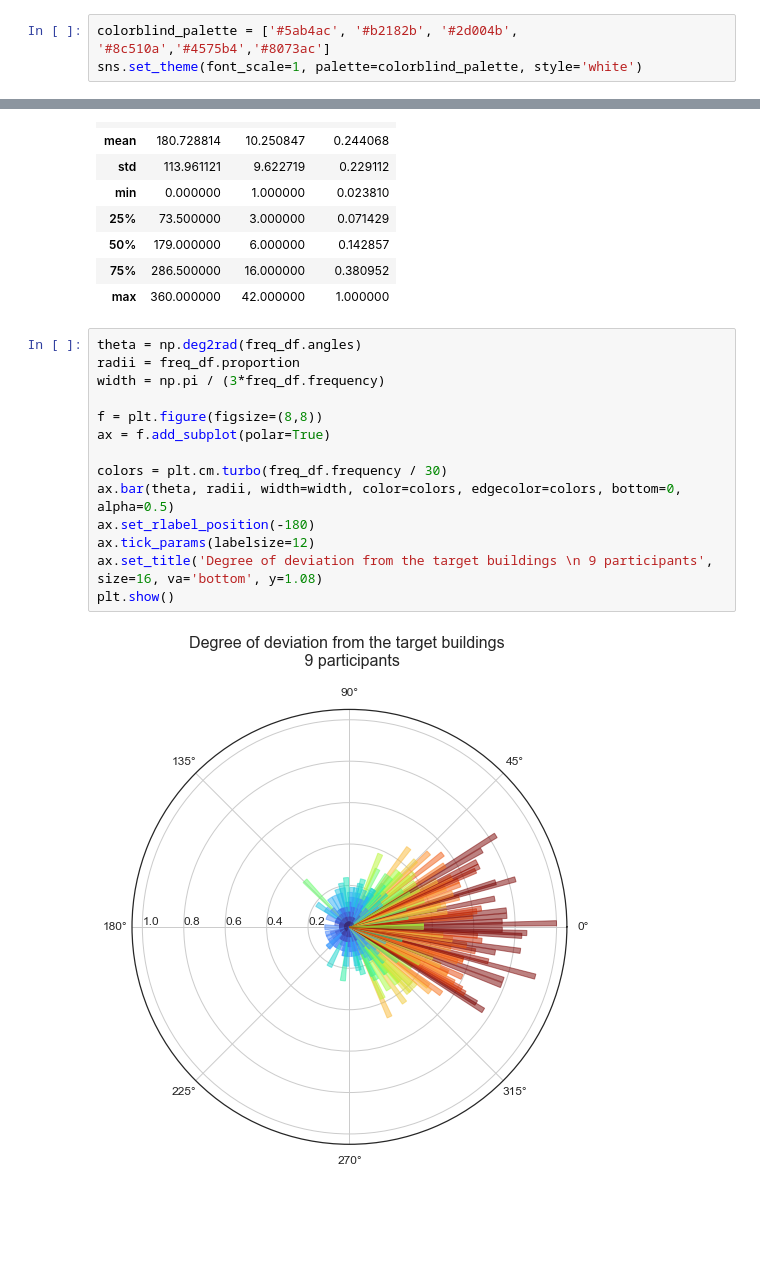
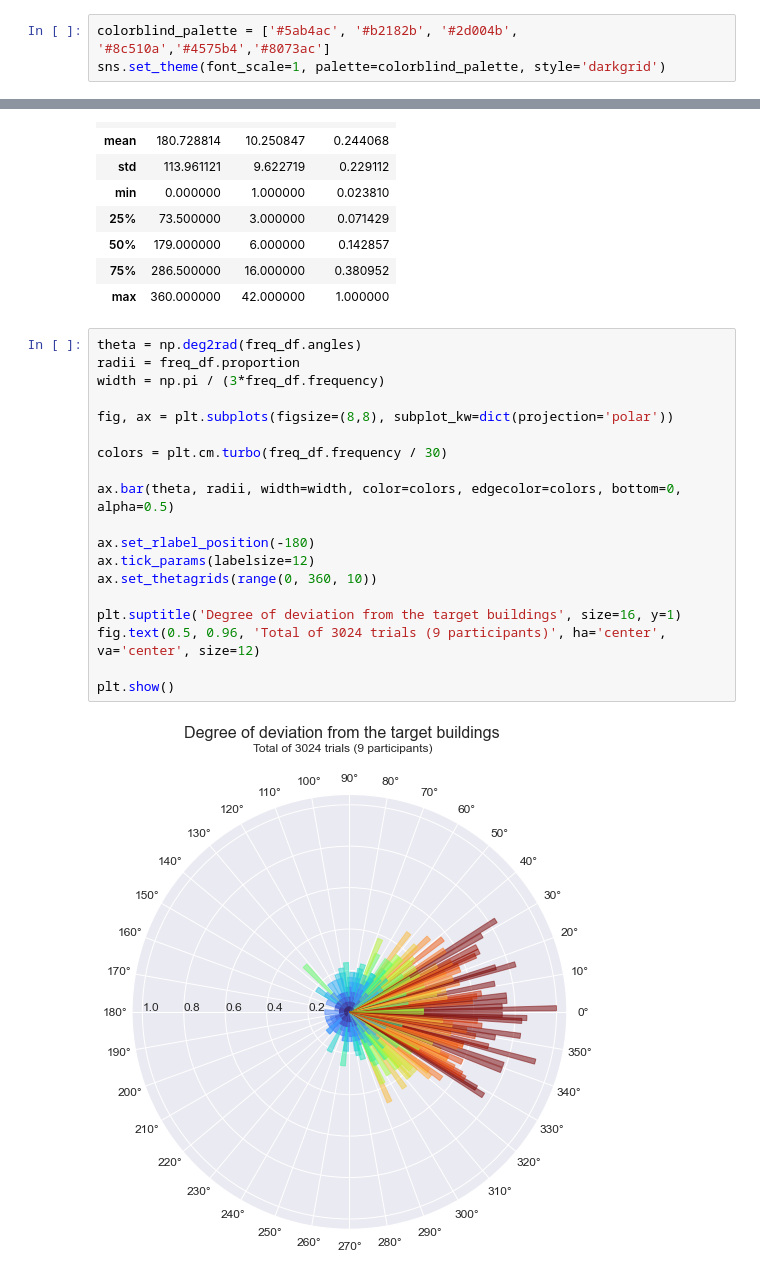
Before and after one commit to nora-maleki/humanA-pointing-task-analysis, a Jupyter notebook: analyses/01_main/01_preprocessing.ipynb, the cells around one changed output, grey strips where cells are left out. Saved outputs shown, nothing was run; the diff lists cells and outputs as text; blank space fills up the shorter version.

Commit message:
created polar plot for conditions

```diff
--- a/analyses/01_main/01_preprocessing.ipynb
+++ b/analyses/01_main/01_preprocessing.ipynb
@@ -12,7 +12,7 @@ import seaborn as sns
 import os
 # %%
 colorblind_palette = ['#5ab4ac', '#b2182b', '#2d004b', '#8c510a','#4575b4','#8073ac']
-sns.set_theme(font_scale=1, palette=colorblind_palette, style='white')
+sns.set_theme(font_scale=1, palette=colorblind_palette, style='darkgrid')
 # %% [markdown]
 ## Load datasets
 # %%
@@ -493,17 +493,22 @@ freq_df.describe()
 # %%
 theta = np.deg2rad(freq_df.angles)
 radii = freq_df.proportion
 width = np.pi / (3*freq_df.frequency)
 
-f = plt.figure(figsize=(8,8))
-ax = f.add_subplot(polar=True)
+fig, ax = plt.subplots(figsize=(8,8), subplot_kw=dict(projection='polar'))
 
 colors = plt.cm.turbo(freq_df.frequency / 30)
+
 ax.bar(theta, radii, width=width, color=colors, edgecolor=colors, bottom=0, alpha=0.5)
+
 ax.set_rlabel_position(-180)
 ax.tick_params(labelsize=12)
-ax.set_title('Degree of deviation from the target buildings \n 9 participants', size=16, va='bottom', y=1.08)
+ax.set_thetagrids(range(0, 360, 10))
+
+plt.suptitle('Degree of deviation from the target buildings', size=16, y=1)
+fig.text(0.5, 0.96, 'Total of 3024 trials (9 participants)', ha='center', va='center', size=12)
+
 plt.show()
 # %% [output]
-[figure, old version]
+[figure, new version]
 # %%
```
Also changed, not shown: parts of 7 cells of this notebook.
